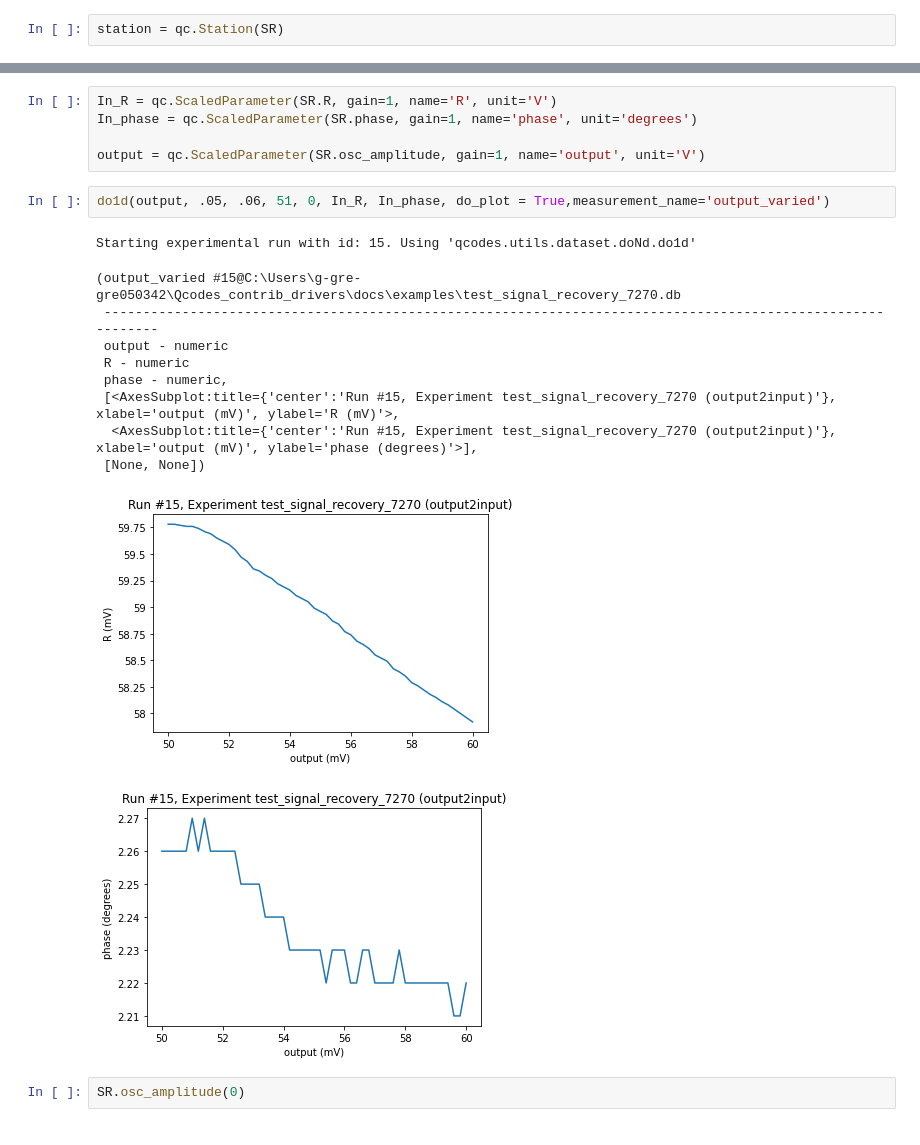
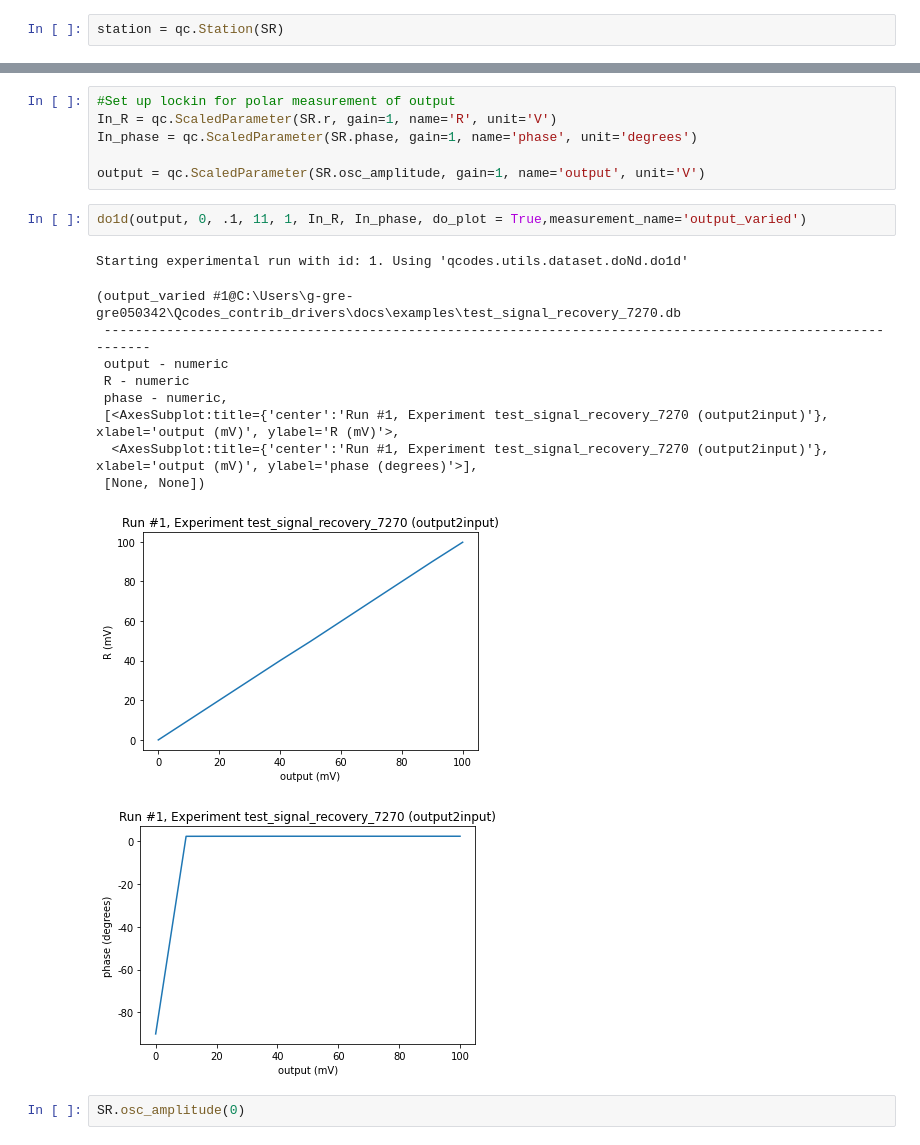
Before and after one commit to QCoDeS/Qcodes_contrib_drivers, a Jupyter notebook: docs/examples/SignalRecovery_7270.ipynb, the cells around one changed output, grey strips where cells are left out. Drawn from its saved outputs; the diff is of its cells as text.

Commit message:
minor name changes with updated validators and mypy check again

```diff
--- a/docs/examples/SignalRecovery_7270.ipynb
+++ b/docs/examples/SignalRecovery_7270.ipynb
@@ -83,23 +98,24 @@ SR.timeconstant(.1)
 Reference frequency is 77.0 Hz
 Oscillator frequency is 77.0 Hz
 # %%
-In_R = qc.ScaledParameter(SR.R, gain=1, name='R', unit='V')
+#Set up lockin for polar measurement of output
+In_R = qc.ScaledParameter(SR.r, gain=1, name='R', unit='V')
 In_phase = qc.ScaledParameter(SR.phase, gain=1, name='phase', unit='degrees')
 
 output = qc.ScaledParameter(SR.osc_amplitude, gain=1, name='output', unit='V')
 # %%
-do1d(output, .05, .06, 51, 0, In_R, In_phase, do_plot = True,measurement_name='output_varied')
+do1d(output, 0, .1, 11, 1, In_R, In_phase, do_plot = True,measurement_name='output_varied')
 # %% [output]
-Starting experimental run with id: 15. Using 'qcodes.utils.dataset.doNd.do1d'
+Starting experimental run with id: 1. Using 'qcodes.utils.dataset.doNd.do1d'
-(output_varied #15@C:\Users\g-gre-gre050342\Qcodes_contrib_drivers\docs\examples\test_signal_recovery_7270.db
- ------------------------------------------------------------------------------------------------------------
+(output_varied #1@C:\Users\g-gre-gre050342\Qcodes_contrib_drivers\docs\examples\test_signal_recovery_7270.db
+ -----------------------------------------------------------------------------------------------------------
  output - numeric
  R - numeric
  phase - numeric,
- [<AxesSubplot:title={'center':'Run #15, Experiment test_signal_recovery_7270 (output2input)'}, xlabel='output (mV)', ylabel='R (mV)'>,
-  <AxesSubplot:title={'center':'Run #15, Experiment test_signal_recovery_7270 (output2input)'}, xlabel='output (mV)', ylabel='phase (degrees)'>],
+ [<AxesSubplot:title={'center':'Run #1, Experiment test_signal_recovery_7270 (output2input)'}, xlabel='output (mV)', ylabel='R (mV)'>,
+  <AxesSubplot:title={'center':'Run #1, Experiment test_signal_recovery_7270 (output2input)'}, xlabel='output (mV)', ylabel='phase (degrees)'>],
  [None, None])
-[figure, old version]
+[figure, new version]
-[figure, old version]
+[figure, new version]
 # %%
 SR.osc_amplitude(0)
```
Also changed, not shown: parts of 4 cells of this notebook, 1 other file.
